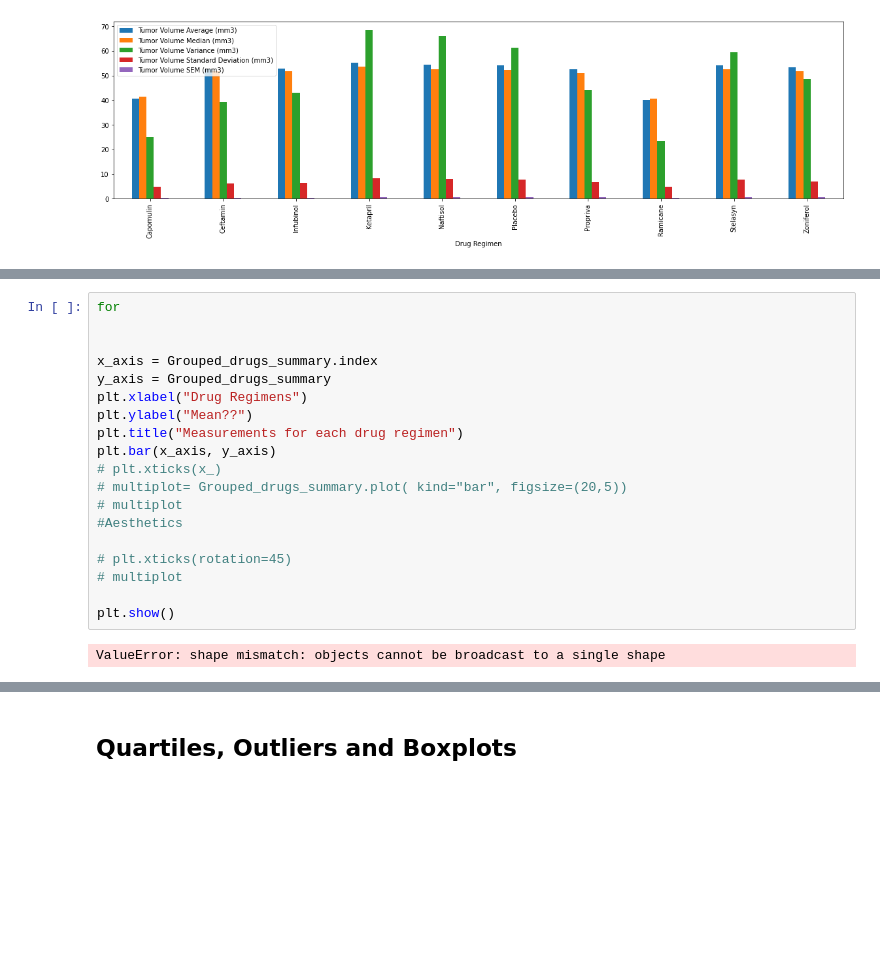
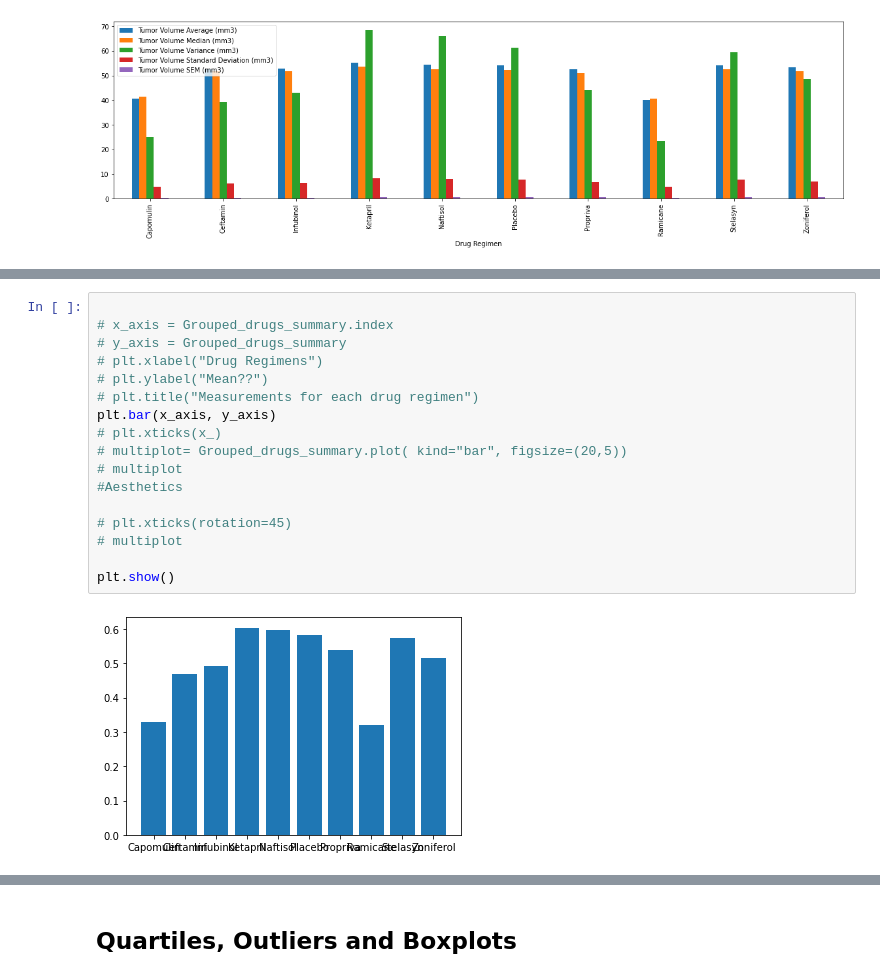
Before and after one commit to eenabow/Matplotlib_challenge, a Jupyter notebook: Pymaceuticals/pymaceuticals_starter.ipynb, the cells around one changed output, grey strips where cells are left out. Saved outputs shown, nothing was run; the diff lists cells and outputs as text; blank space fills up the shorter version.

```diff
--- a/Pymaceuticals/pymaceuticals_starter.ipynb
+++ b/Pymaceuticals/pymaceuticals_starter.ipynb
@@ -176,23 +180,21 @@ Index(['Tumor Volume Average (mm3)', 'Tumor Volume Median (mm3)',
 # %%
-for
 
-
-x_axis = Grouped_drugs_summary.index
-y_axis = Grouped_drugs_summary
-plt.xlabel("Drug Regimens")
-plt.ylabel("Mean??")
-plt.title("Measurements for each drug regimen")
+# x_axis = Grouped_drugs_summary.index
+# y_axis = Grouped_drugs_summary
+# plt.xlabel("Drug Regimens")
+# plt.ylabel("Mean??")
+# plt.title("Measurements for each drug regimen")
 plt.bar(x_axis, y_axis)
 # plt.xticks(x_)
 # multiplot= Grouped_drugs_summary.plot( kind="bar", figsize=(20,5))
 # multiplot
 #Aesthetics
 
 # plt.xticks(rotation=45)
 # multiplot
 
 plt.show()
 # %% [output]
-ValueError: shape mismatch: objects cannot be broadcast to a single shape
+[figure, added]
 # %%
 # Generate a pie plot showing the distribution of female versus male mice using pandas
```
Also changed, not shown: parts of 6 cells of this notebook.
